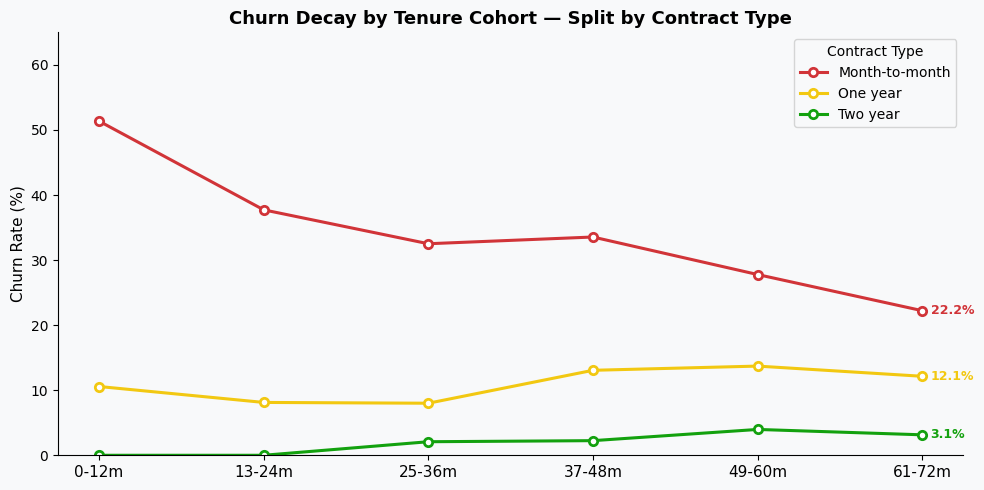
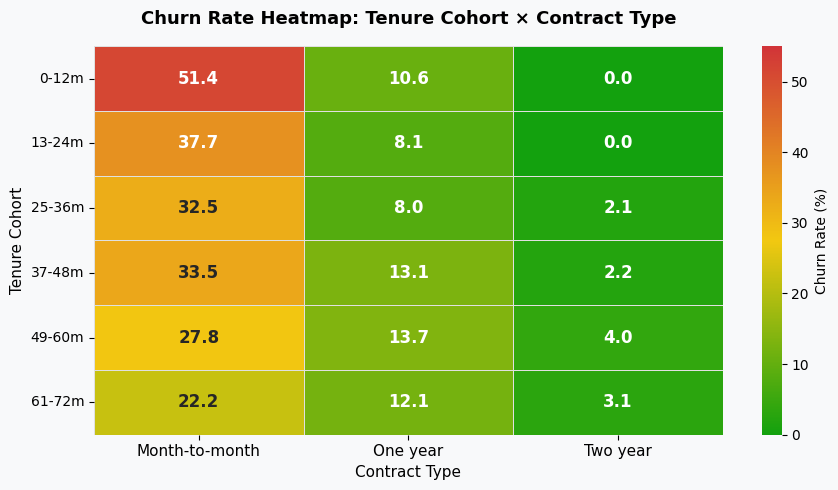
Unified diff of the notebook cell whose output changed from the first chart to the second:
--- before
+++ after
@@ -1,32 +1,32 @@
-fig, ax = plt.subplots(figsize=(10, 5))
+fig, ax = plt.subplots(figsize=(9, 5))
 
-contract_colors = {
-    'Month-to-month': '#d13438',
-    'One year':       '#f2c811',
-    'Two year':       '#13a10e'
-}
+# Custom red-yellow-green colormap
+cmap = mcolors.LinearSegmentedColormap.from_list(
+    'rg', ['#13a10e', '#f2c811', '#d13438'], N=256
+)
 
-for contract, color in contract_colors.items():
-    subset = df[df['Contract'] == contract]
-    cohort_rates = subset.groupby('tenure_group', observed=True)['Churn_bin'].mean() * 100
-    ax.plot(range(len(cohort_rates)), cohort_rates.values,
-            color=color, linewidth=2.2, marker='o', markersize=6,
-            markerfacecolor='white', markeredgecolor=color, markeredgewidth=2,
-            label=contract)
-    # Annotate last point
-    ax.annotate(f"{cohort_rates.values[-1]:.1f}%",
-                xy=(len(cohort_rates)-1, cohort_rates.values[-1]),
-                xytext=(6, 0), textcoords='offset points',
-                color=color, fontsize=9, fontweight='bold', va='center')
+sns.heatmap(
+    heatmap_pivot,
+    annot=True,
+    fmt='.1f',
+    cmap=cmap,
+    vmin=0, vmax=55,
+    linewidths=0.5,
+    linecolor='#e0e0e0',
+    annot_kws={'size': 12, 'weight': 'bold'},
+    ax=ax,
+    cbar_kws={'label': 'Churn Rate (%)'}
+)
 
-ax.set_xticks(range(len(labels)))
-ax.set_xticklabels(labels, fontsize=11)
-ax.set_ylabel('Churn Rate (%)', fontsize=11)
-ax.set_title('Churn Decay by Tenure Cohort — Split by Contract Type',
-             fontweight='bold', fontsize=13)
-ax.legend(title='Contract Type', title_fontsize=10)
-ax.set_ylim(0, 65)
+ax.set_title('Churn Rate Heatmap: Tenure Cohort × Contract Type',
+             fontweight='bold', fontsize=13, pad=16)
+ax.set_xlabel('Contract Type', fontsize=11)
+ax.set_ylabel('Tenure Cohort', fontsize=11)
+ax.set_xticklabels(ax.get_xticklabels(), fontsize=11)
+ax.set_yticklabels(ax.get_yticklabels(), fontsize=10, rotation=0)
 
 plt.tight_layout()
-plt.savefig('../reports/figures/10_m2m_decay.png', dpi=150, bbox_inches='tight')
+plt.savefig('../reports/figures/09_cohort_heatmap.png', dpi=150, bbox_inches='tight')
 plt.show()
+
+print("\nKey reading: The 0-12m × Month-to-month cell is the highest-risk intersection.")

Commit: feat: add cohort analysis notebook - retention heatmap, CLV by segment, month-to-month decay curve